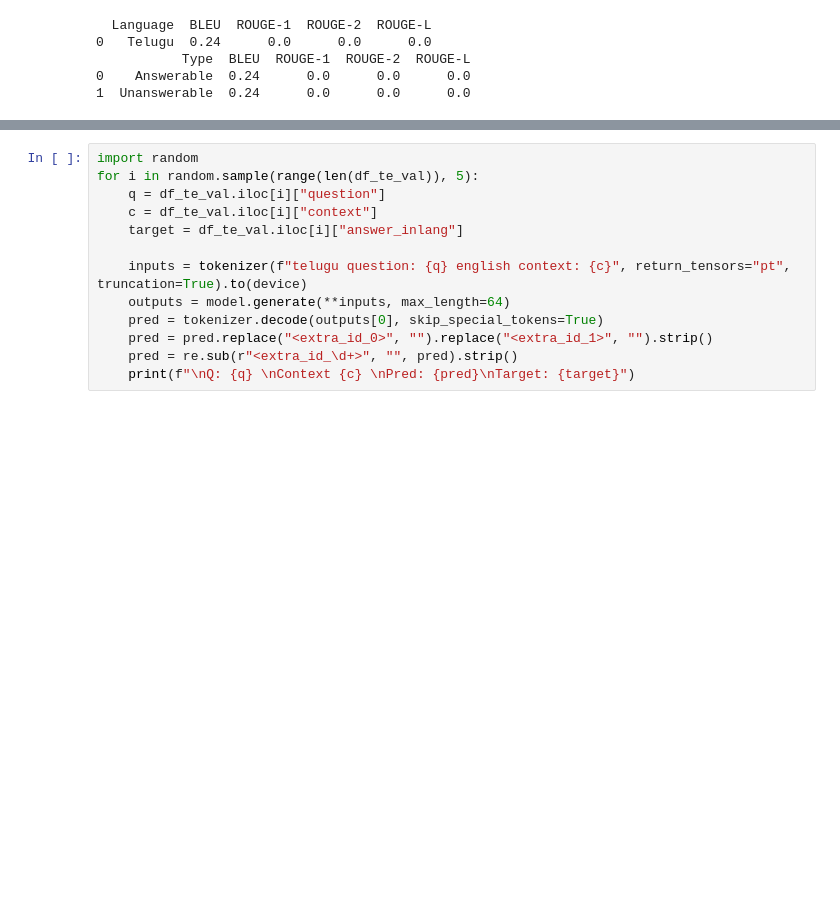
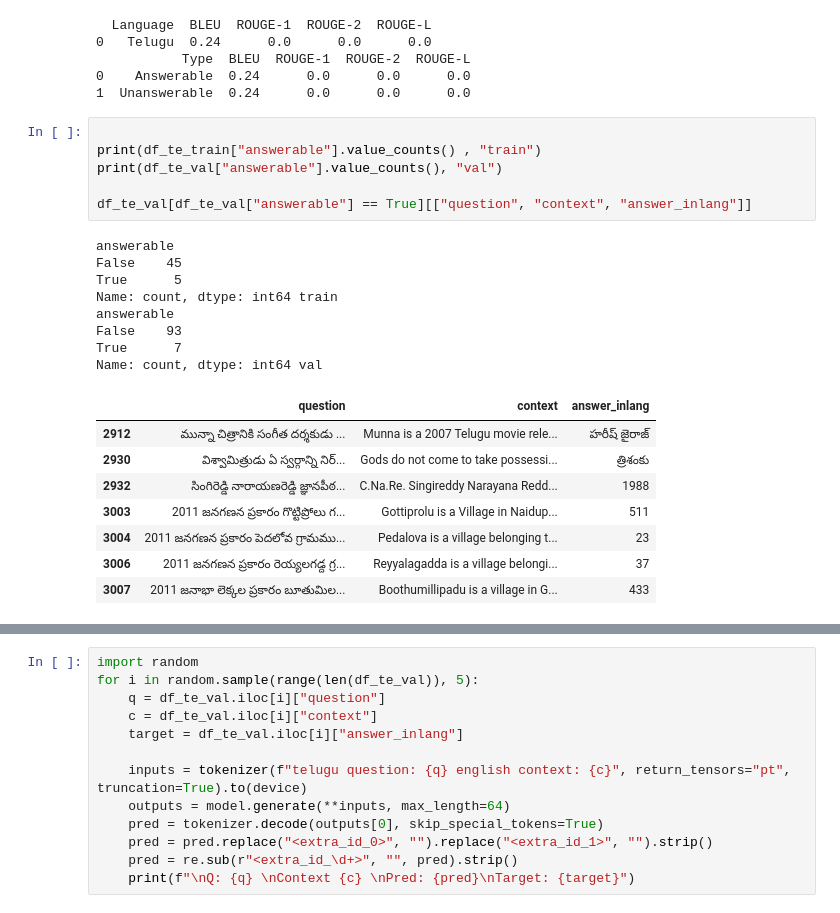
Before and after one commit to mrc300/NLP-Project, a Jupyter notebook: week39.ipynb, the cells around one changed output, grey strips where cells are left out. Drawn from its saved outputs; the diff is of its cells as text; blank space fills up the shorter version.

```diff
--- a/week39.ipynb
+++ b/week39.ipynb
@@ -229,3 +227,26 @@ print(df_results)
            Type  BLEU  ROUGE-1  ROUGE-2  ROUGE-L
 0    Answerable  0.24      0.0      0.0      0.0
 1  Unanswerable  0.24      0.0      0.0      0.0
+# %%
+
+print(df_te_train["answerable"].value_counts() , "train")
+print(df_te_val["answerable"].value_counts(), "val")
+
+df_te_val[df_te_val["answerable"] == True][["question", "context", "answer_inlang"]]
+# %% [output]
+answerable
+False    45
+True      5
+Name: count, dtype: int64 train
+answerable
+False    93
+True      7
+Name: count, dtype: int64 val
+|  | question | context | answer_inlang |
+| 2912 | మున్నా చిత్రానికి సంగీత దర్శకుడు ... | Munna is a 2007 Telugu movie rele... | హరీష్ జైరాజ్ |
+| 2930 | విశ్వామిత్రుడు ఏ స్వర్గాన్ని నిర్... | Gods do not come to take possessi... | త్రిశంకు |
+| 2932 | సింగిరెడ్డి నారాయణరెడ్డి జ్ఞానపీఠ... | C.Na.Re. Singireddy Narayana Redd... | 1988 |
+| 3003 | 2011 జనగణన ప్రకారం గొట్టిప్రోలు గ... | Gottiprolu is a Village in Naidup... | 511 |
+| 3004 | 2011 జనగణన ప్రకారం పెదలోవ గ్రామము... | Pedalova is a village belonging t... | 23 |
+| 3006 | 2011 జనగణన ప్రకారం రెయ్యలగడ్ద గ్ర... | Reyyalagadda is a village belongi... | 37 |
+| 3007 | 2011 జనాభా లెక్కల ప్రకారం బూతుమిల... | Boothumillipadu is a village in G... | 433 |
```
Also changed, not shown: parts of 9 cells of this notebook.
